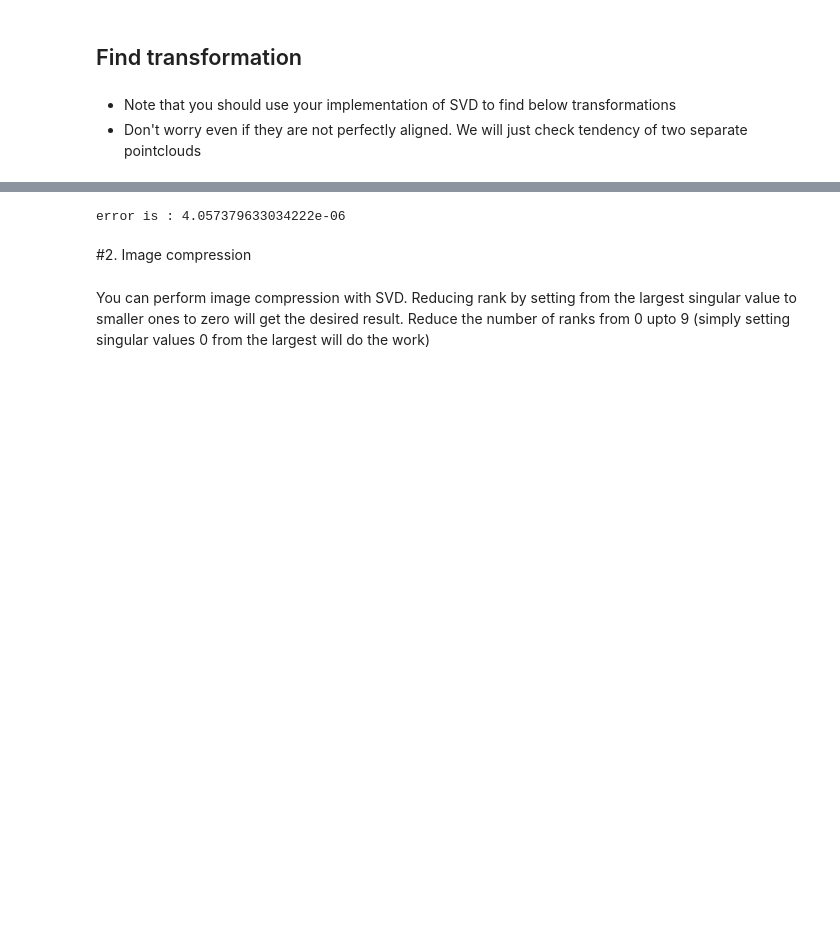
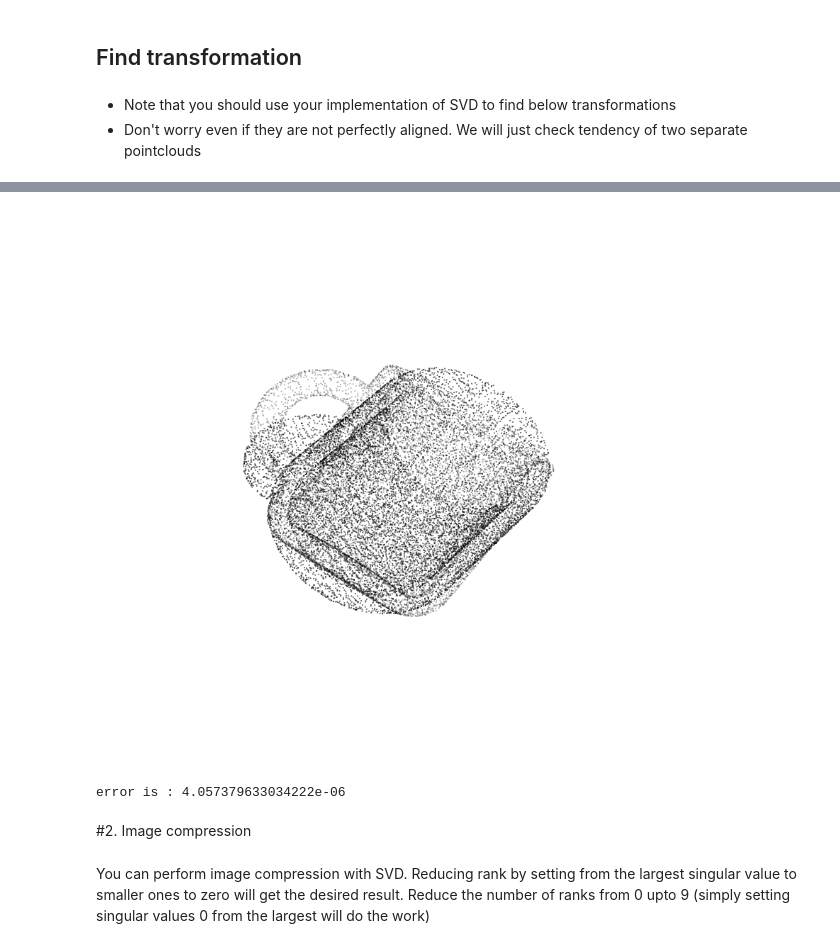
Before and after one commit to megamiii/SingleValueDecomposition, a Jupyter notebook: SVD.ipynb, the cells around one changed output, grey strips where cells are left out. Drawn from its saved outputs; the diff is of its cells as text; code cells hidden in the pictures; blank space fills up the shorter version.

```diff
--- a/SVD.ipynb
+++ b/SVD.ipynb
@@ -163,5 +172,34 @@ result_pcd = trimesh.PointCloud(result_pts, colors=[0,1,0])
 
 # visualize target data
 scene = trimesh.Scene([target_pcd, result_pcd])
-scene.show()
+
+# Use the following for interactive 3D scene rendering
+# scene.show()
+
+# For Github rendeering
+# Create a new figure for 3D plotting
+fig = plt.figure(figsize=(12, 10))
+ax = fig.add_subplot(111, projection='3d')
+
+# Scatter plot for the input point cloud
+ax.scatter(input_pcd.vertices[:, 0],  # X coordinates
+           input_pcd.vertices[:, 1],  # Y coordinates
+           input_pcd.vertices[:, 2],  # Z coordinates
+           c='black',                 # Points color
+           s=0.1,                     # Points size
+           alpha=1.0)                 # Points transparency
+
+# Scatter plot for the target point cloud
+ax.scatter(target_pcd.vertices[:, 0],  # X coordinates
+           target_pcd.vertices[:, 1],  # Y coordinates
+           target_pcd.vertices[:, 2],  # Z coordinates
+           c='black',                  # Points color
+           s=0.1,                      # Points size
+           alpha=0.5)                  # Points transparency
+
+# Removing the axis
+ax.axis('off')
+
+# Show the plot
+plt.show()
 # %% [output]
@@ -169,3 +206,4 @@ scene.show()
+[figure, added]
 # %%
 # check error
 print("error is : {}".format(np.linalg.norm(result_pts-target_pts.T)))
```
Also changed, not shown: parts of 5 cells of this notebook.
